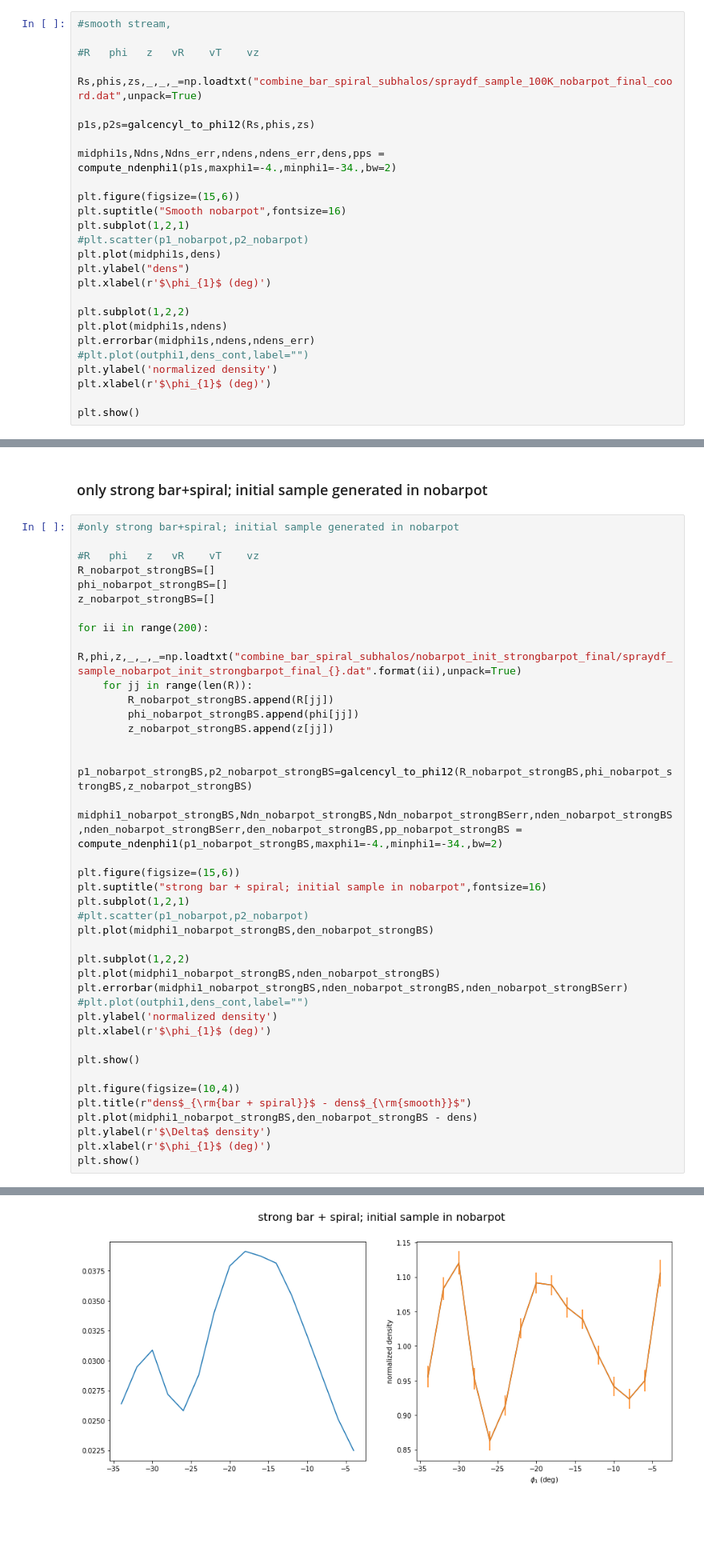
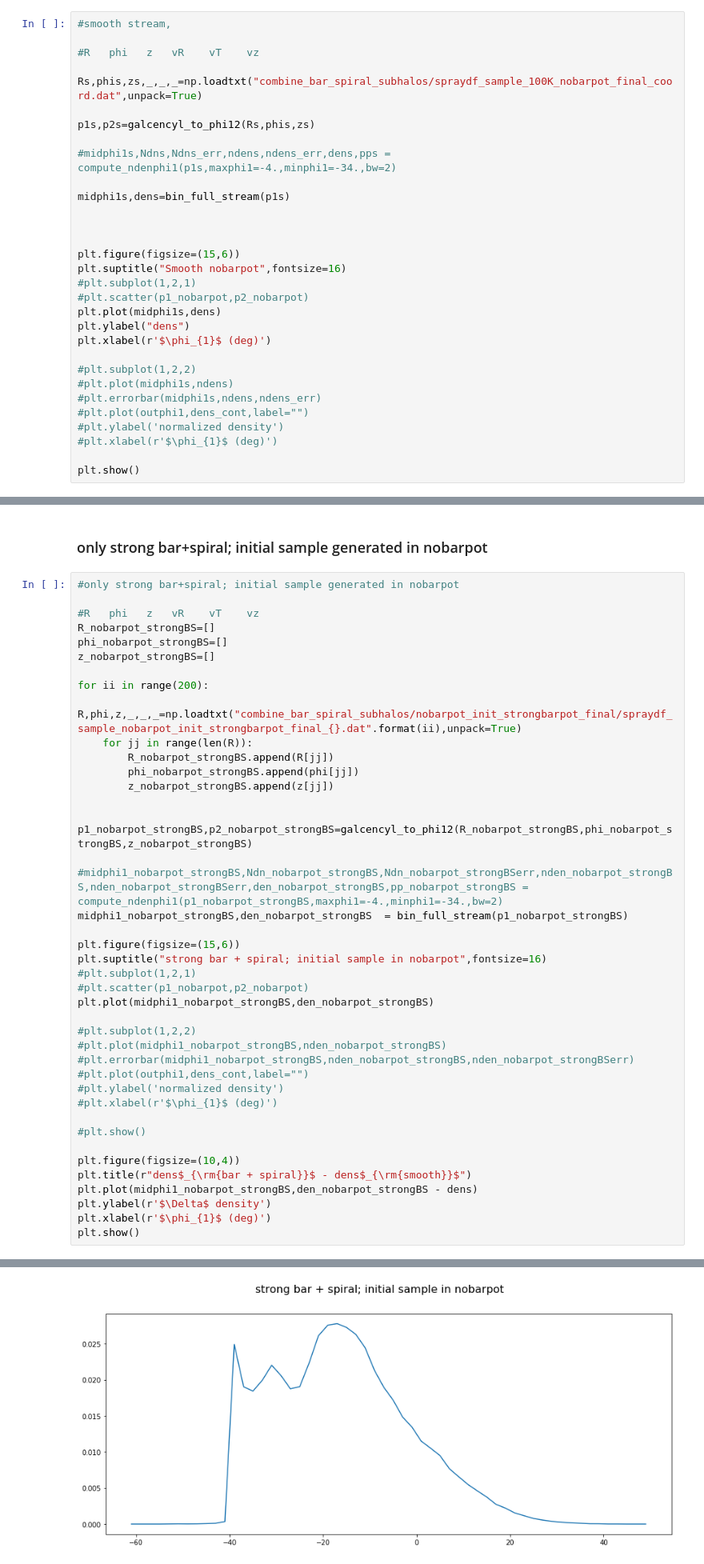
Before and after one commit to nbanik/Analyze_GD-1, a Jupyter notebook: spraydf_combine_bar+spiral and subhalos.ipynb, the cells around one changed output, grey strips where cells are left out. Shown at 80% size. Cells and saved outputs as stored; diff of their text form; blank space fills up the shorter version.

```diff
--- a/spraydf_combine_bar+spiral and subhalos.ipynb
+++ b/spraydf_combine_bar+spiral and subhalos.ipynb
@@ -479,22 +501,26 @@ Rs,phis,zs,_,_,_=np.loadtxt("combine_bar_spiral_subhalos/spraydf_sample_100K_nob
 
 p1s,p2s=galcencyl_to_phi12(Rs,phis,zs)
 
-midphi1s,Ndns,Ndns_err,ndens,ndens_err,dens,pps = compute_ndenphi1(p1s,maxphi1=-4.,minphi1=-34.,bw=2)
+#midphi1s,Ndns,Ndns_err,ndens,ndens_err,dens,pps = compute_ndenphi1(p1s,maxphi1=-4.,minphi1=-34.,bw=2)
+
+midphi1s,dens=bin_full_stream(p1s)
+
+
 
 plt.figure(figsize=(15,6))
 plt.suptitle("Smooth nobarpot",fontsize=16)
-plt.subplot(1,2,1)
+#plt.subplot(1,2,1)
 #plt.scatter(p1_nobarpot,p2_nobarpot)
 plt.plot(midphi1s,dens)
 plt.ylabel("dens")
 plt.xlabel(r'$\phi_{1}$ (deg)')
 
-plt.subplot(1,2,2)
-plt.plot(midphi1s,ndens)
-plt.errorbar(midphi1s,ndens,ndens_err)
+#plt.subplot(1,2,2)
+#plt.plot(midphi1s,ndens)
+#plt.errorbar(midphi1s,ndens,ndens_err)
 #plt.plot(outphi1,dens_cont,label="")
-plt.ylabel('normalized density')
-plt.xlabel(r'$\phi_{1}$ (deg)')
+#plt.ylabel('normalized density')
+#plt.xlabel(r'$\phi_{1}$ (deg)')
 
 plt.show()
 # %% [output]
@@ -522,22 +552,23 @@ for ii in range(200):
 
 p1_nobarpot_strongBS,p2_nobarpot_strongBS=galcencyl_to_phi12(R_nobarpot_strongBS,phi_nobarpot_strongBS,z_nobarpot_strongBS)
 
-midphi1_nobarpot_strongBS,Ndn_nobarpot_strongBS,Ndn_nobarpot_strongBSerr,nden_nobarpot_strongBS,nden_nobarpot_strongBSerr,den_nobarpot_strongBS,pp_nobarpot_strongBS = compute_ndenphi1(p1_nobarpot_strongBS,maxphi1=-4.,minphi1=-34.,bw=2)
+#midphi1_nobarpot_strongBS,Ndn_nobarpot_strongBS,Ndn_nobarpot_strongBSerr,nden_nobarpot_strongBS,nden_nobarpot_strongBSerr,den_nobarpot_strongBS,pp_nobarpot_strongBS = compute_ndenphi1(p1_nobarpot_strongBS,maxphi1=-4.,minphi1=-34.,bw=2)
+midphi1_nobarpot_strongBS,den_nobarpot_strongBS  = bin_full_stream(p1_nobarpot_strongBS)
 
 plt.figure(figsize=(15,6))
 plt.suptitle("strong bar + spiral; initial sample in nobarpot",fontsize=16)
-plt.subplot(1,2,1)
+#plt.subplot(1,2,1)
 #plt.scatter(p1_nobarpot,p2_nobarpot)
 plt.plot(midphi1_nobarpot_strongBS,den_nobarpot_strongBS)
 
-plt.subplot(1,2,2)
-plt.plot(midphi1_nobarpot_strongBS,nden_nobarpot_strongBS)
-plt.errorbar(midphi1_nobarpot_strongBS,nden_nobarpot_strongBS,nden_nobarpot_strongBSerr)
+#plt.subplot(1,2,2)
+#plt.plot(midphi1_nobarpot_strongBS,nden_nobarpot_strongBS)
+#plt.errorbar(midphi1_nobarpot_strongBS,nden_nobarpot_strongBS,nden_nobarpot_strongBSerr)
 #plt.plot(outphi1,dens_cont,label="")
-plt.ylabel('normalized density')
-plt.xlabel(r'$\phi_{1}$ (deg)')
+#plt.ylabel('normalized density')
+#plt.xlabel(r'$\phi_{1}$ (deg)')
 
-plt.show()
+#plt.show()
 
 plt.figure(figsize=(10,4))
 plt.title(r"dens$_{\rm{bar + spiral}}$ - dens$_{\rm{smooth}}$")
@@ -552 +587 @@ no of xi bins = 15
-[figure, old version]
+[figure, new version]
```
Also changed, not shown: parts of 7 cells of this notebook.
